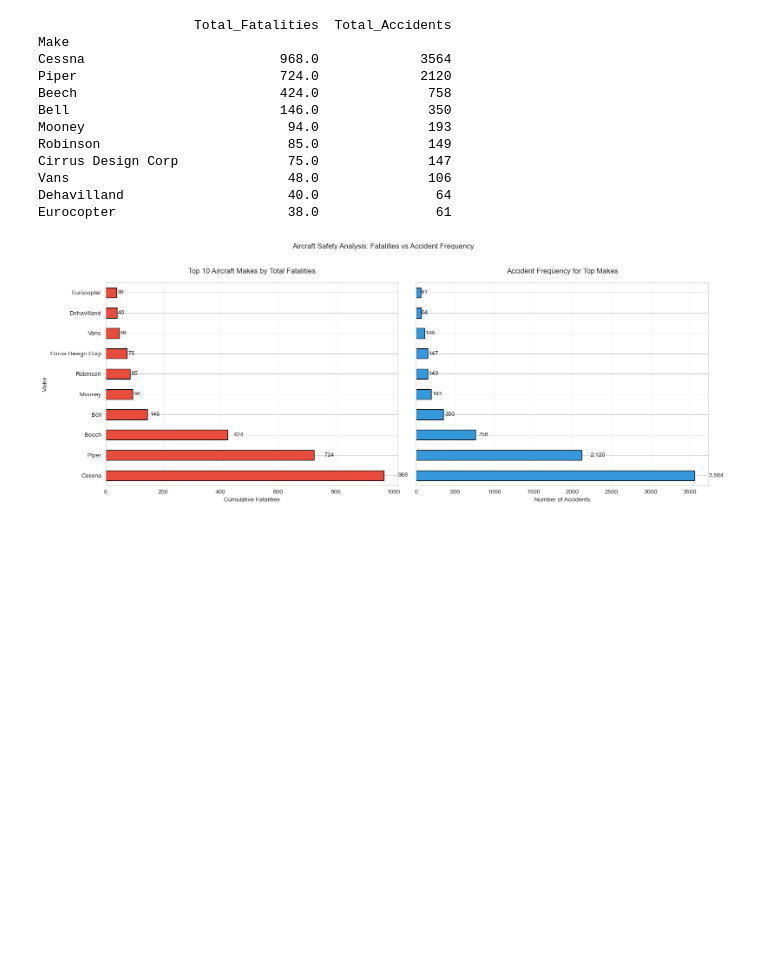
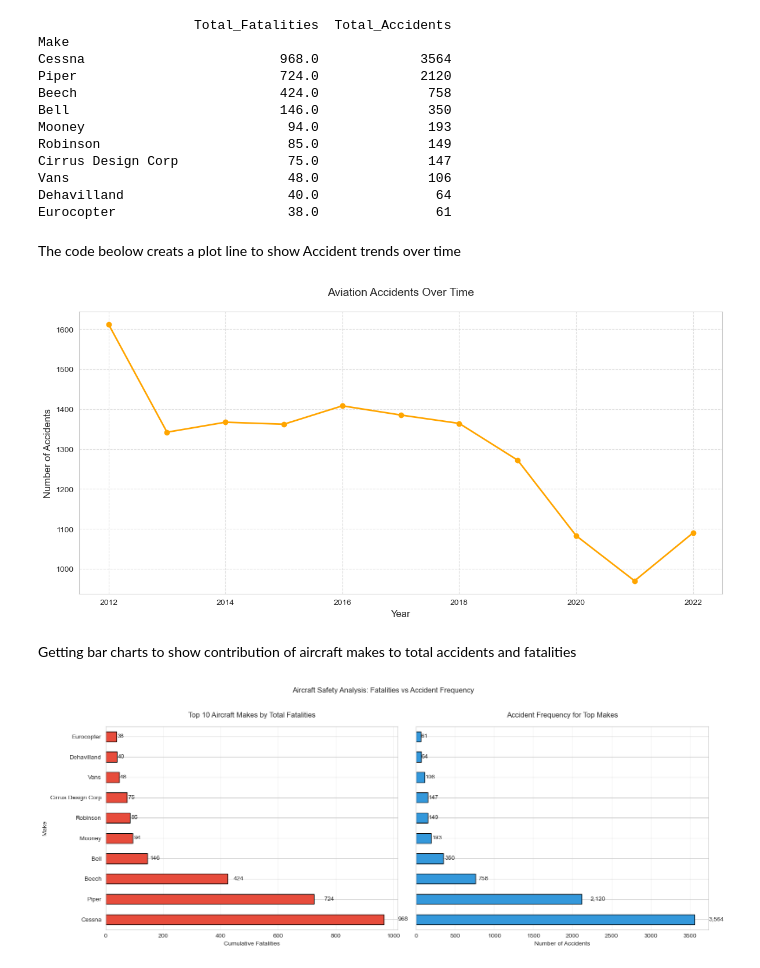
Before and after one commit to Erick-M25/Aviation-Accidents-, a Jupyter notebook: Project_phase1.ipynb, the cells around one changed output. Saved outputs shown, nothing was run; the diff lists cells and outputs as text; code cells hidden in the pictures; blank space fills up the shorter version.

```diff
--- a/Project_phase1.ipynb
+++ b/Project_phase1.ipynb
@@ -189,6 +205,33 @@ Cirrus Design Corp              75.0              147
 Vans                            48.0              106
 Dehavilland                     40.0               64
 Eurocopter                      38.0               61
+# %% [markdown]
+The code beolow creats a plot  line to show Accident trends over time
+# %%
+
+
+# Prepare data - count accidents by year
+df['Year'] = df['Event.Date'].dt.year
+accidents_by_year = df.groupby('Year').size()
+
+# Create simple line plot
+plt.figure(figsize=(12, 6))
+plt.plot(accidents_by_year.index, accidents_by_year.values,
+         marker='o', color = 'orange', linewidth=2)
+
+# Formatting
+plt.title('Aviation Accidents Over Time',fontsize=14, pad=20)
+plt.xlabel('Year', fontsize=12)
+plt.ylabel('Number of Accidents', fontsize=12)
+plt.grid(True, linestyle='--', alpha=0.6)
+
+# Show plot
+plt.tight_layout()
+plt.show()
+# %% [output]
+[figure, added]
+# %% [markdown]
+Getting bar charts to show contribution of aircraft makes to total accidents and fatalities
 # %%
 
 
```
Also changed, not shown: parts of 24 cells of this notebook, 2 other files.
